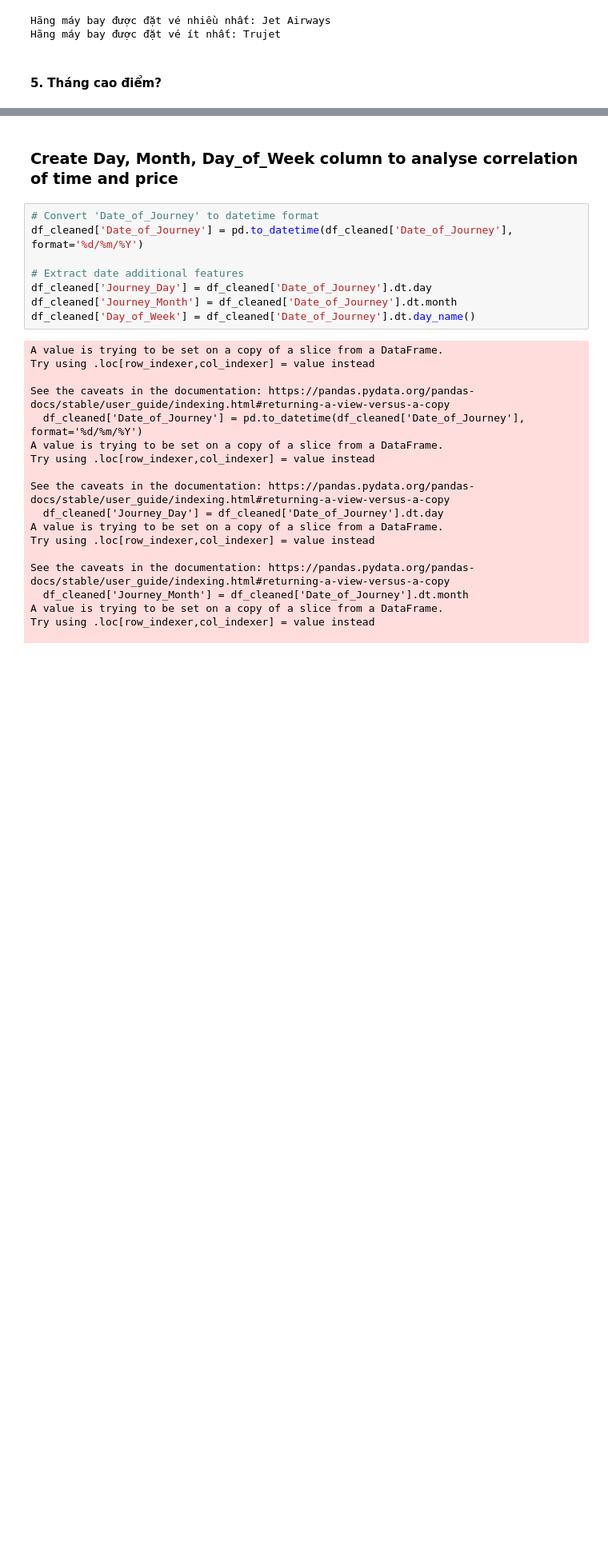
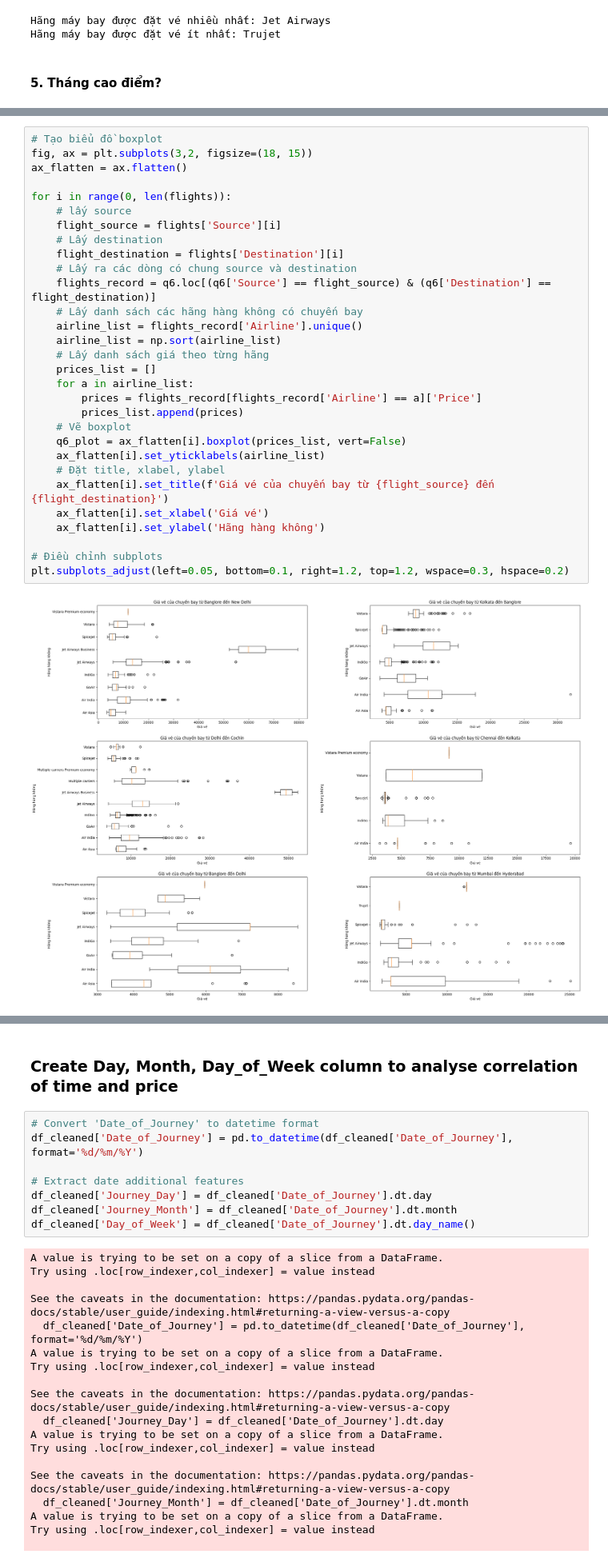
Before and after one commit to haingo22/PTDLUD-DA01, a Jupyter notebook: 20120281.ipynb, the cells around one changed output, grey strips where cells are left out. Shown at 80% size. Saved outputs shown, nothing was run; the diff lists cells and outputs as text; blank space fills up the shorter version.

```diff
--- a/20120281.ipynb
+++ b/20120281.ipynb
@@ -456,0 +558,32 @@ Tháng cao điểm là tháng số: 5
+# %%
+# Tạo biểu đồ boxplot
+fig, ax = plt.subplots(3,2, figsize=(18, 15))
+ax_flatten = ax.flatten()
+
+for i in range(0, len(flights)):
+    # lấy source
+    flight_source = flights['Source'][i]
+    # Lấy destination
+    flight_destination = flights['Destination'][i]
+    # Lấy ra các dòng có chung source và destination
+    flights_record = q6.loc[(q6['Source'] == flight_source) & (q6['Destination'] == flight_destination)]
+    # Lấy danh sách các hãng hàng không có chuyến bay
+    airline_list = flights_record['Airline'].unique()
+    airline_list = np.sort(airline_list)
+    # Lấy danh sách giá theo từng hãng
+    prices_list = []
+    for a in airline_list:
+        prices = flights_record[flights_record['Airline'] == a]['Price']
+        prices_list.append(prices)
+    # Vẽ boxplot
+    q6_plot = ax_flatten[i].boxplot(prices_list, vert=False)
+    ax_flatten[i].set_yticklabels(airline_list)
+    # Đặt title, xlabel, ylabel
+    ax_flatten[i].set_title(f'Giá vé của chuyến bay từ {flight_source} đến {flight_destination}')
+    ax_flatten[i].set_xlabel('Giá vé')
+    ax_flatten[i].set_ylabel('Hãng hàng không')
+
+# Điều chỉnh subplots
+plt.subplots_adjust(left=0.05, bottom=0.1, right=1.2, top=1.2, wspace=0.3, hspace=0.2)
+# %% [output]
+[figure, added]
```
Also changed, not shown: parts of 28 cells of this notebook, 1 other file.
